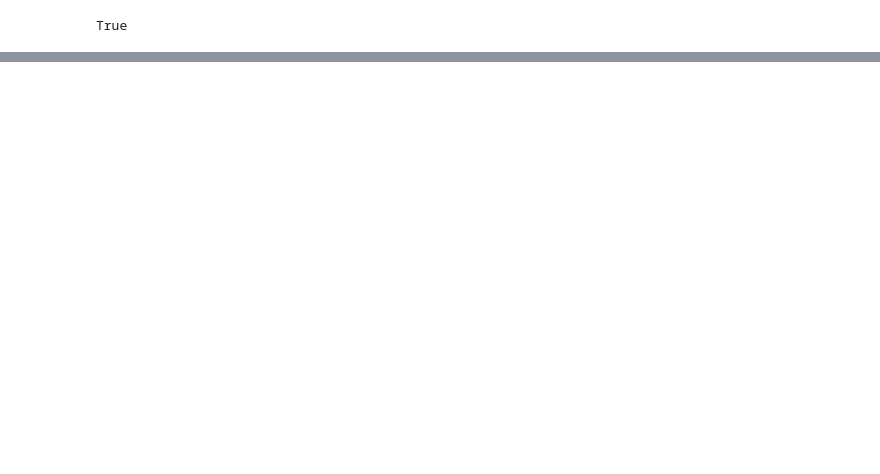
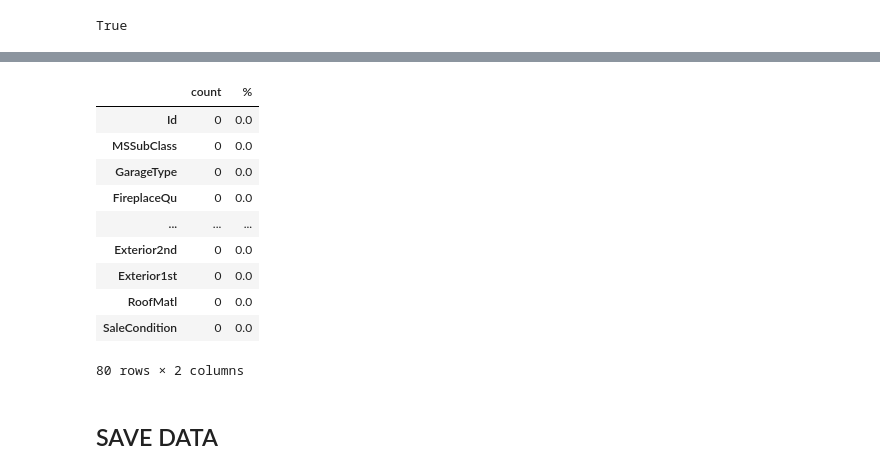
Before and after one commit to SwechaKranthi/DataScience-Capstone2-HousingPrices, a Jupyter notebook: Notebooks/Housing_DataWrangling.ipynb, the cells around one changed output, grey strips where cells are left out. Saved outputs shown, nothing was run; the diff lists cells and outputs as text; code cells hidden in the pictures; blank space fills up the shorter version.

```diff
--- a/Notebooks/Housing_DataWrangling.ipynb
+++ b/Notebooks/Housing_DataWrangling.ipynb
@@ -205,0 +527,16 @@ please view the attached attribute report in /Reports
+# %%
+missing_test
+# %% [output]
+|  | count | % |
+| Id | 0 | 0.0 |
+| MSSubClass | 0 | 0.0 |
+| GarageType | 0 | 0.0 |
+| FireplaceQu | 0 | 0.0 |
+| ... | ... | ... |
+| Exterior2nd | 0 | 0.0 |
+| Exterior1st | 0 | 0.0 |
+| RoofMatl | 0 | 0.0 |
+| SaleCondition | 0 | 0.0 |
+80 rows × 2 columns
+# %% [markdown]
+## SAVE DATA
```
Also changed, not shown: parts of 40 cells of this notebook, 3 other files.
